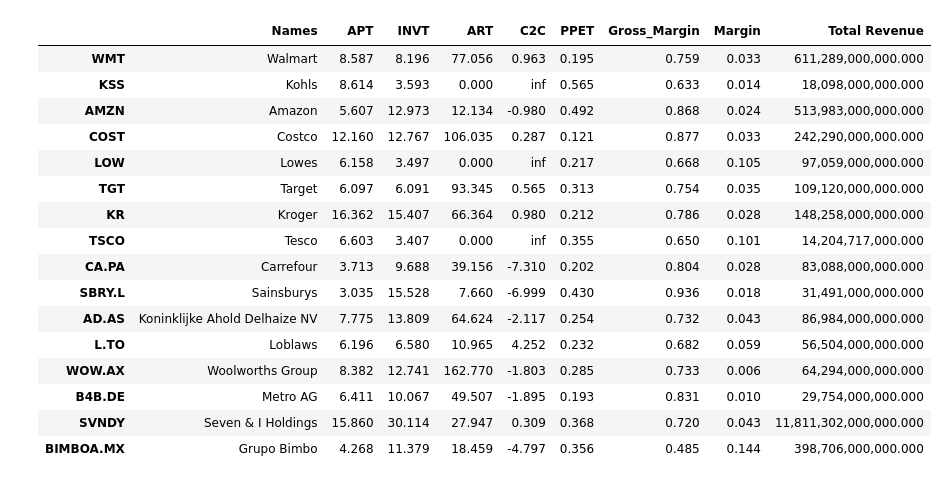
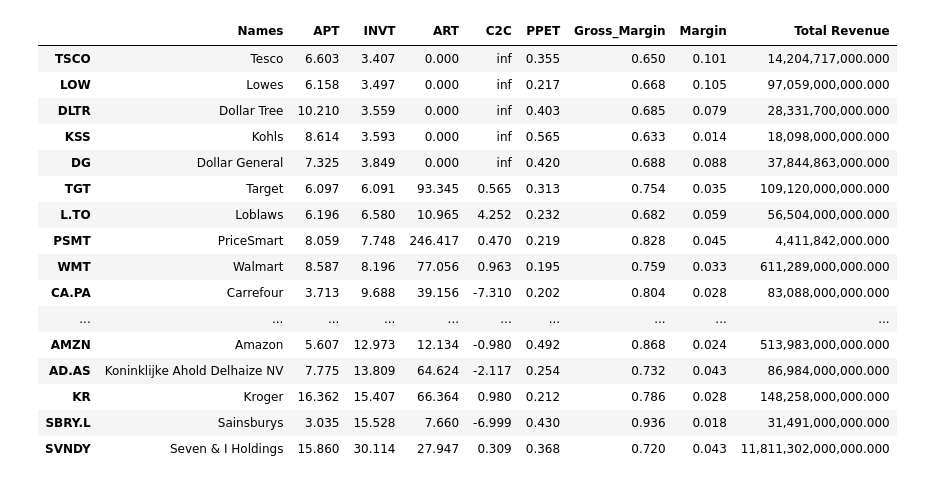
Before and after one commit to zedo87/yhoo_finance_SCM, a Jupyter notebook: Yahoo Finance.ipynb, the cells around one changed output. Cells and saved outputs as stored; diff of their text form; code cells hidden in the pictures.

```diff
--- a/Yahoo Finance.ipynb
+++ b/Yahoo Finance.ipynb
@@ -34,4 +30,8 @@ companies = {
     'Woolworths Group':'WOW.AX',
     'Metro AG':'B4B.DE',
     'Seven & I Holdings':'SVNDY',
-    'Grupo Bimbo':'BIMBOA.MX'}
+    'Grupo Bimbo':'BIMBOA.MX',
+    'Dollar Tree': 'DLTR',
+    'Dollar General': 'DG',
+    'BJs Wholesale Club': 'BJ',
+    'PriceSmart': 'PSMT'}
@@ -66,22 +64,22 @@ pd.options.display.float_format = '{:,.3f}'.format
 # %%
 df_annual_reports = df_annual_reports.assign(Names=list(companies.keys()))
 # %%
-df_annual_reports[['Names', 'APT', 'INVT', 'ART', 'C2C', 'PPET', 'Gross_Margin', 'Margin', 'Total Revenue']]
+df_annual_reports[['Names', 'APT', 'INVT', 'ART', 'C2C', 'PPET', 'Gross_Margin', 'Margin', 'Total Revenue']].sort_values('INVT')
 # %% [output]
 |  | Names | APT | INVT | ART | C2C | PPET | Gross_Margin | Margin | Total Revenue |
+| TSCO | Tesco | 6.603 | 3.407 | 0.000 | inf | 0.355 | 0.650 | 0.101 | 14,204,717,000.000 |
+| LOW | Lowes | 6.158 | 3.497 | 0.000 | inf | 0.217 | 0.668 | 0.105 | 97,059,000,000.000 |
+| DLTR | Dollar Tree | 10.210 | 3.559 | 0.000 | inf | 0.403 | 0.685 | 0.079 | 28,331,700,000.000 |
+| KSS | Kohls | 8.614 | 3.593 | 0.000 | inf | 0.565 | 0.633 | 0.014 | 18,098,000,000.000 |
+| DG | Dollar General | 7.325 | 3.849 | 0.000 | inf | 0.420 | 0.688 | 0.088 | 37,844,863,000.000 |
+| TGT | Target | 6.097 | 6.091 | 93.345 | 0.565 | 0.313 | 0.754 | 0.035 | 109,120,000,000.000 |
+| L.TO | Loblaws | 6.196 | 6.580 | 10.965 | 4.252 | 0.232 | 0.682 | 0.059 | 56,504,000,000.000 |
+| PSMT | PriceSmart | 8.059 | 7.748 | 246.417 | 0.470 | 0.219 | 0.828 | 0.045 | 4,411,842,000.000 |
 | WMT | Walmart | 8.587 | 8.196 | 77.056 | 0.963 | 0.195 | 0.759 | 0.033 | 611,289,000,000.000 |
-| KSS | Kohls | 8.614 | 3.593 | 0.000 | inf | 0.565 | 0.633 | 0.014 | 18,098,000,000.000 |
+| CA.PA | Carrefour | 3.713 | 9.688 | 39.156 | -7.310 | 0.202 | 0.804 | 0.028 | 83,088,000,000.000 |
+| ... | ... | ... | ... | ... | ... | ... | ... | ... | ... |
 | AMZN | Amazon | 5.607 | 12.973 | 12.134 | -0.980 | 0.492 | 0.868 | 0.024 | 513,983,000,000.000 |
-| COST | Costco | 12.160 | 12.767 | 106.035 | 0.287 | 0.121 | 0.877 | 0.033 | 242,290,000,000.000 |
-| LOW | Lowes | 6.158 | 3.497 | 0.000 | inf | 0.217 | 0.668 | 0.105 | 97,059,000,000.000 |
-| TGT | Target | 6.097 | 6.091 | 93.345 | 0.565 | 0.313 | 0.754 | 0.035 | 109,120,000,000.000 |
+| AD.AS | Koninklijke Ahold Delhaize NV | 7.775 | 13.809 | 64.624 | -2.117 | 0.254 | 0.732 | 0.043 | 86,984,000,000.000 |
 | KR | Kroger | 16.362 | 15.407 | 66.364 | 0.980 | 0.212 | 0.786 | 0.028 | 148,258,000,000.000 |
-| TSCO | Tesco | 6.603 | 3.407 | 0.000 | inf | 0.355 | 0.650 | 0.101 | 14,204,717,000.000 |
-| CA.PA | Carrefour | 3.713 | 9.688 | 39.156 | -7.310 | 0.202 | 0.804 | 0.028 | 83,088,000,000.000 |
 | SBRY.L | Sainsburys | 3.035 | 15.528 | 7.660 | -6.999 | 0.430 | 0.936 | 0.018 | 31,491,000,000.000 |
-| AD.AS | Koninklijke Ahold Delhaize NV | 7.775 | 13.809 | 64.624 | -2.117 | 0.254 | 0.732 | 0.043 | 86,984,000,000.000 |
-| L.TO | Loblaws | 6.196 | 6.580 | 10.965 | 4.252 | 0.232 | 0.682 | 0.059 | 56,504,000,000.000 |
-| WOW.AX | Woolworths Group | 8.382 | 12.741 | 162.770 | -1.803 | 0.285 | 0.733 | 0.006 | 64,294,000,000.000 |
-| B4B.DE | Metro AG | 6.411 | 10.067 | 49.507 | -1.895 | 0.193 | 0.831 | 0.010 | 29,754,000,000.000 |
 | SVNDY | Seven & I Holdings | 15.860 | 30.114 | 27.947 | 0.309 | 0.368 | 0.720 | 0.043 | 11,811,302,000,000.000 |
-| BIMBOA.MX | Grupo Bimbo | 4.268 | 11.379 | 18.459 | -4.797 | 0.356 | 0.485 | 0.144 | 398,706,000,000.000 |
```
Also changed, not shown: parts of 4 cells of this notebook.
